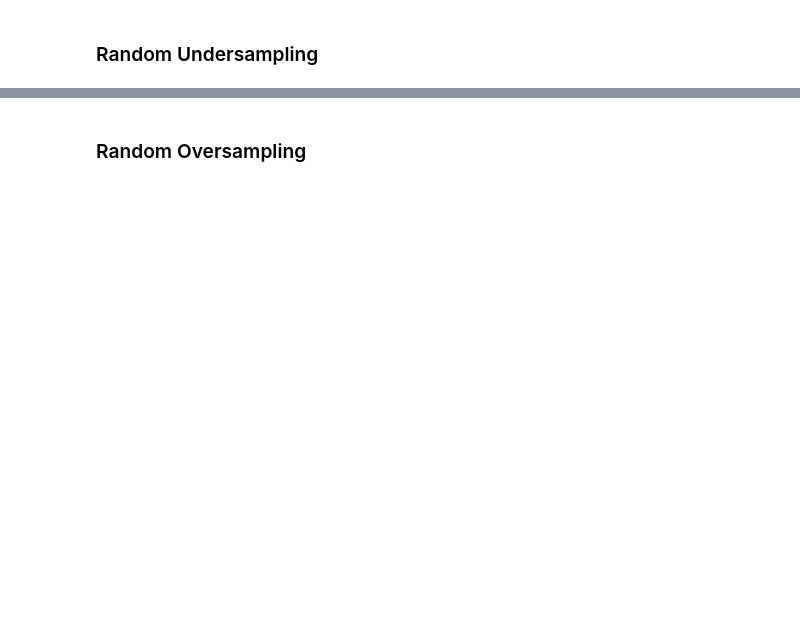
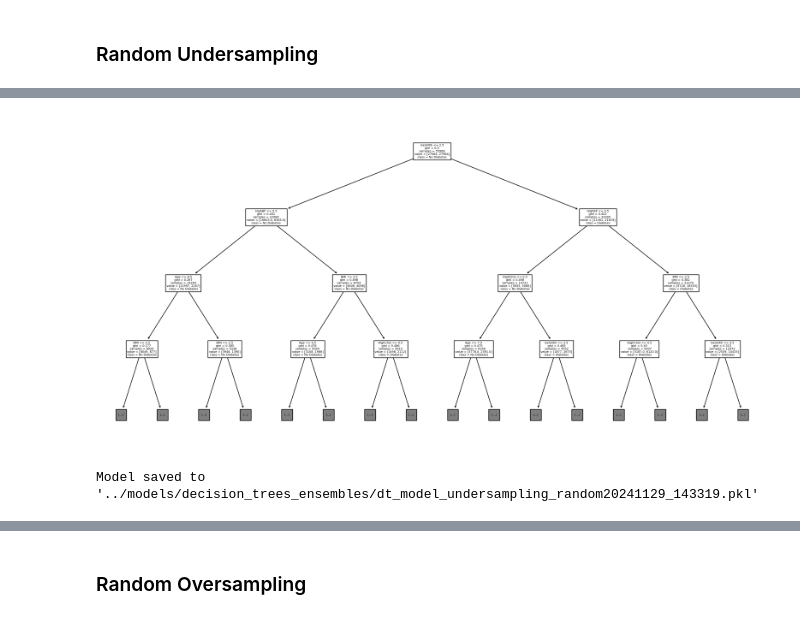
Before and after one commit to benediktpri/ie500_data_mining_project, a Jupyter notebook: notebooks/decisionTree_ensembleModels_patricia.ipynb, the cells around one changed output, grey strips where cells are left out. Cells and saved outputs as stored; diff of their text form; code cells hidden in the pictures; blank space fills up the shorter version.

```diff
--- a/notebooks/decisionTree_ensembleModels_patricia.ipynb
+++ b/notebooks/decisionTree_ensembleModels_patricia.ipynb
@@ -281,22 +425,22 @@ from sklearn.tree import DecisionTreeClassifier
 from sklearn.metrics import accuracy_score, classification_report
 
 # Initialize the decision tree model with default parameters
-decision_tree = DecisionTreeClassifier(random_state=42)
+decision_tree_undersampling_random = DecisionTreeClassifier(random_state=42)
 
 # Train the model on the preprocessed training data
-decision_tree.fit(X_train_undersampling_random, y_train_undersampling_random)
+decision_tree_undersampling_random.fit(X_train_undersampling_random, y_train_undersampling_random)
 
 # Make predictions on the training set
-y_train_pred_undersampling_random = decision_tree.predict(X_train_undersampling_random)
+y_train_pred_undersampling_random = decision_tree_undersampling_random.predict(X_train_undersampling_random)
 
 # Evaluate the model's performance on the training dataset
-accuracy_train = accuracy_score(y_train_undersampling_random, y_train_pred_undersampling_random)
+accuracy_train_undersampling_random = accuracy_score(y_train_undersampling_random, y_train_pred_undersampling_random)
 
 # Make predictions on the validation set
-y_val_pred = decision_tree.predict(X_val)
+y_val_pred = decision_tree_undersampling_random.predict(X_val)
 
 # Evaluate the model's performance on the validation dataset
 report = classification_report(y_val, y_val_pred, digits=4)
 
-print("Training Accuracy", accuracy_train)
+print("Training Accuracy", accuracy_train_undersampling_random)
 print("Classification Report:\n", report)
@@ -303,18 +458,35 @@ print("Classification Report:\n", report)
 # %%
 #TODO is three layers already too much?
 
 import matplotlib.pyplot as plt
 from sklearn import tree
 
 # Visualize the tree of the model but only show the first three layers (max_depth=3)
 plt.figure(figsize=(20, 10))
 tree.plot_tree(
-    decision_tree,
+    decision_tree_undersampling_random,
     feature_names=X_train_undersampling_random.columns,
     class_names=["No Diabetes", "Diabetes"],
     max_depth=3
 )
 plt.show()
+# %% [output]
+[figure, added]
+# %%
+# save model to pkl file for later reuse
+import joblib
+from datetime import datetime
+
+# Get the current timestamp
+timestamp = datetime.now().strftime("%Y%m%d_%H%M%S")
+
+# Save the model to a file with a timestamp
+model_filename = f'../models/decision_trees_ensembles/dt_model_undersampling_random{timestamp}.pkl'
+joblib.dump(decision_tree_undersampling_random, model_filename)
+
+print(f"Model saved to '{model_filename}'")
+# %% [output]
+Model saved to '../models/decision_trees_ensembles/dt_model_undersampling_random20241129_143319.pkl'
 # %%
 # Imports for the bagging classifier
 from sklearn.ensemble import BaggingClassifier
```
Also changed, not shown: parts of 107 cells of this notebook.
